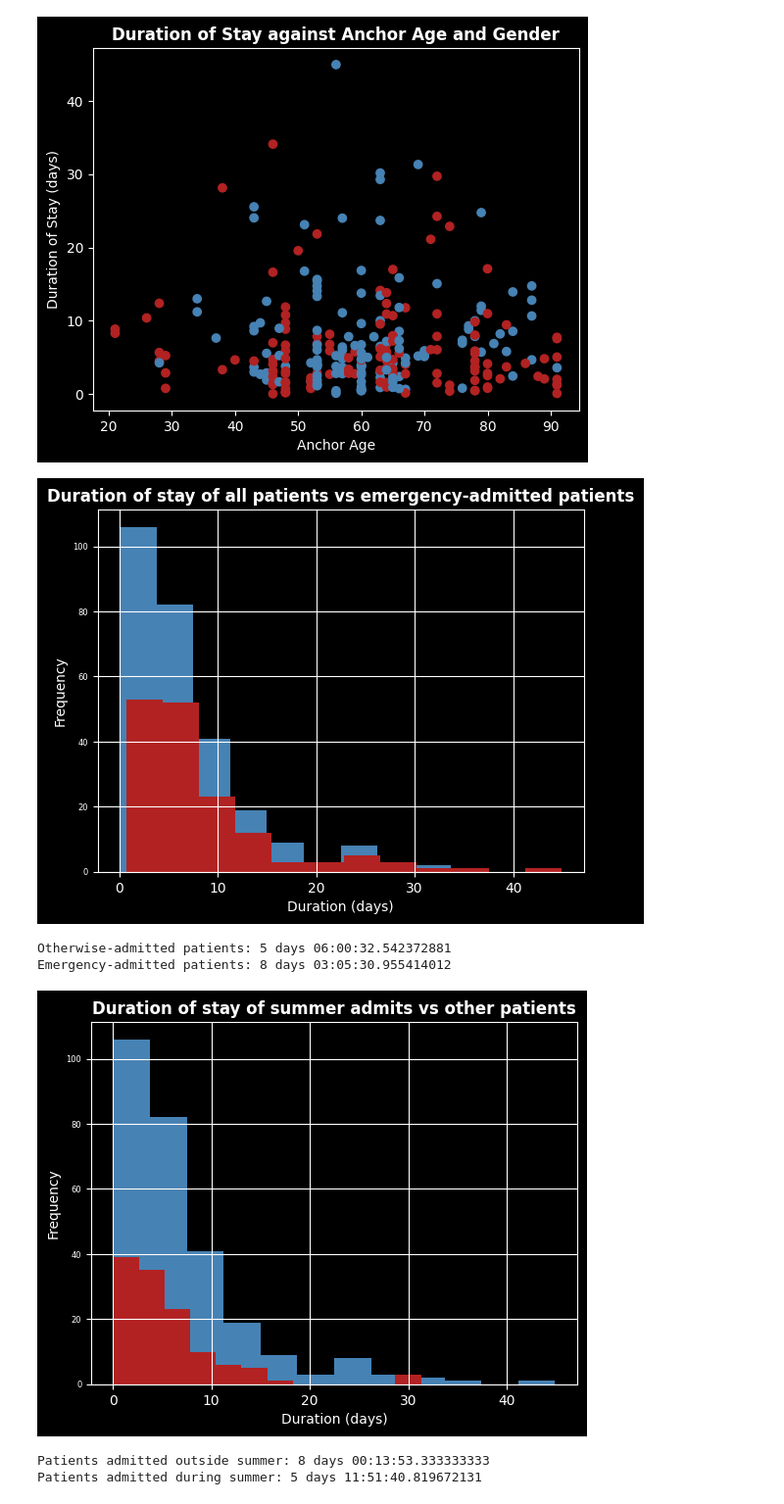
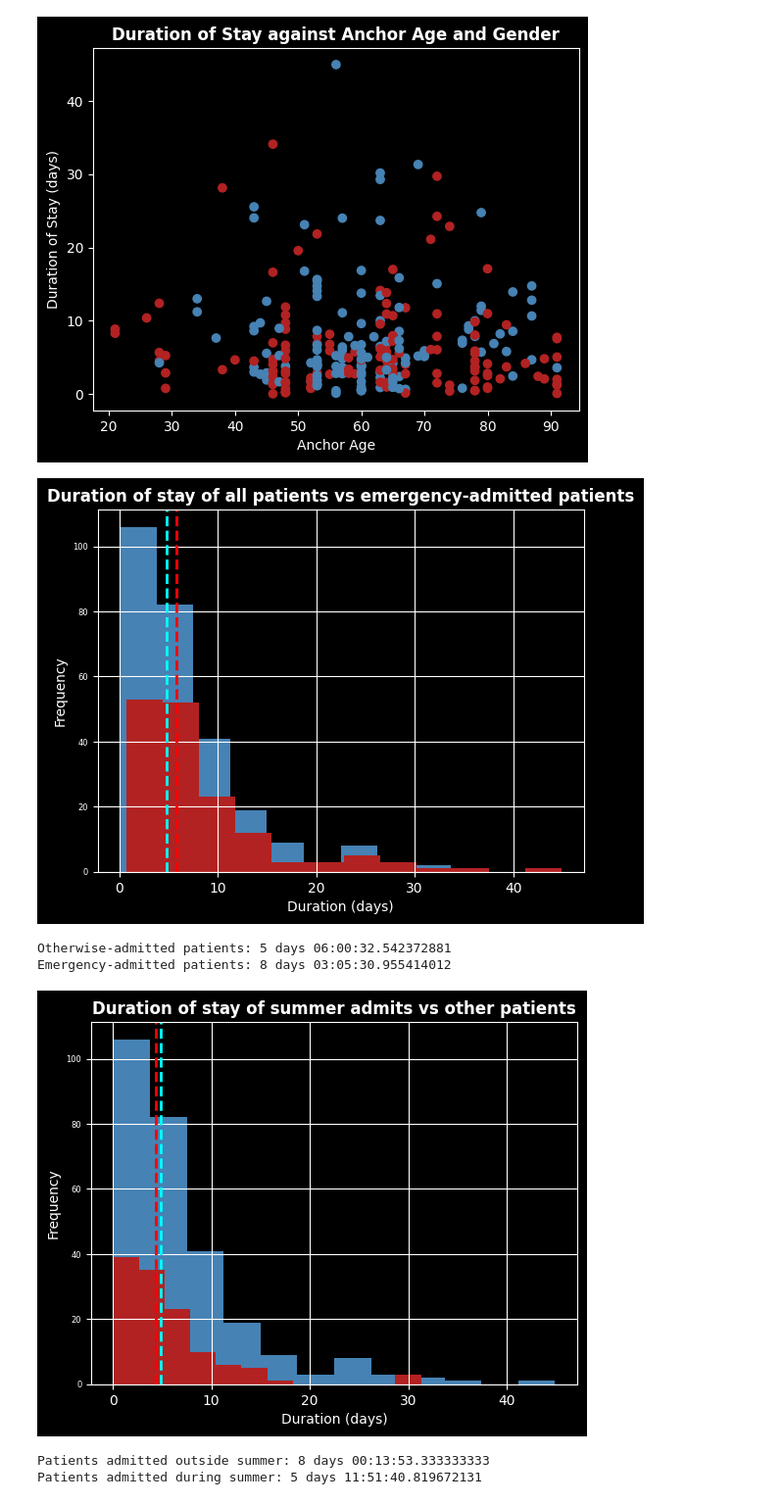
Before and after one commit to kkkarnav/MIMIC, a Jupyter notebook: 1_length_of_stay.ipynb, the cells around one changed output. Shown at 98% size. Cells and saved outputs as stored; diff of their text form; code cells hidden in the pictures.

```diff
--- a/1_duration_of_stay.ipynb
+++ b/1_length_of_stay.ipynb
@@ -26,7 +26,7 @@ df = df.sort_values(by=["admittime"]).reset_index(drop=True)
 df['admittime_wy'] = df['admittime'].apply(lambda x: pd.to_datetime(x).replace(year=2024))
 df['dischtime_wy'] = df['dischtime'].apply(lambda x: pd.to_datetime(x).replace(year=2024))
 df['dischtime_wy'] = df.apply(lambda row: pd.to_datetime(row['dischtime_wy']).replace(year=2025) if row['dischtime_wy'].month < row['admittime_wy'].month else row['dischtime_wy'], axis=1)
-df["duration_of_stay"] = pd.to_datetime(df["dischtime_wy"]) - pd.to_datetime(df["admittime_wy"])
+df["length_of_stay"] = pd.to_datetime(df["dischtime_wy"]) - pd.to_datetime(df["admittime_wy"])
 df.head()
 # %% [output]
 |  | subject_id | hadm_id | admittime | dischtime | deathtime | admission_type | admit_provider_id | ... |
@@ -184,35 +197,41 @@ plt.show()
 emergency_df = df[(df["admission_type"].str.contains("EMER")) | (df["admission_type"].str.contains("URGENT"))]
 main_df = df[~df.index.isin(emergency_df.index)]
 
-ax = (df["duration_of_stay"].dt.total_seconds() / 86400).hist(bins=12, xlabelsize=10, ylabelsize=6, color="steelblue")
-ax2 = (emergency_df["duration_of_stay"].dt.total_seconds() / 86400).hist(bins=12, xlabelsize=10, ylabelsize=6, color="firebrick")
+ax = (df["length_of_stay"].dt.total_seconds() / 86400).hist(bins=12, xlabelsize=10, ylabelsize=6, color="steelblue")
+plt.axvline((df["length_of_stay"].dt.total_seconds() / 86400).median(), color='aqua', linestyle='dashed', linewidth=2)
+ax2 = (emergency_df["length_of_stay"].dt.total_seconds() / 86400).hist(bins=12, xlabelsize=10, ylabelsize=6, color="firebrick")
+plt.axvline((emergency_df["length_of_stay"].dt.total_seconds() / 86400).median(), color='red', linestyle='dashed', linewidth=2)
+
 ax.set_title('Duration of stay of all patients vs emergency-admitted patients', weight='bold')
 ax.set_xlabel('Duration (days)')
 ax.set_ylabel('Frequency')
 plt.show()
 
-print(f"Otherwise-admitted patients: {main_df['duration_of_stay'].mean()}")
-print(f"Emergency-admitted patients: {emergency_df['duration_of_stay'].mean()}")
+print(f"Otherwise-admitted patients: {main_df['length_of_stay'].mean()}")
+print(f"Emergency-admitted patients: {emergency_df['length_of_stay'].mean()}")
 # %% [output]
-[figure, old version]
+[figure, new version]
 Otherwise-admitted patients: 5 days 06:00:32.542372881
 Emergency-admitted patients: 8 days 03:05:30.955414012
 # %%
 # There is seasonality to stay duration: patients admitted in the summer months are discharged much quicker
 summer_df = df[(df["admittime_wy"].dt.month >= 5) & (df['admittime_wy'].dt.month <= 9)]
 main_df = df[~df.index.isin(summer_df.index)]
 
-ax = (df["duration_of_stay"].dt.total_seconds() / 86400).hist(bins=12, xlabelsize=10, ylabelsize=6, color="steelblue")
-ax2 = (summer_df["duration_of_stay"].dt.total_seconds() / 86400).hist(bins=12, xlabelsize=10, ylabelsize=6, color="firebrick")
+ax = (df["length_of_stay"].dt.total_seconds() / 86400).hist(bins=12, xlabelsize=10, ylabelsize=6, color="steelblue")
+plt.axvline((df["length_of_stay"].dt.total_seconds() / 86400).median(), color='aqua', linestyle='dashed', linewidth=2)
+ax2 = (summer_df["length_of_stay"].dt.total_seconds() / 86400).hist(bins=12, xlabelsize=10, ylabelsize=6, color="firebrick")
+plt.axvline((summer_df["length_of_stay"].dt.total_seconds() / 86400).median(), color='red', linestyle='dashed', linewidth=2)
+
 ax.set_title('Duration of stay of summer admits vs other patients', weight='bold')
 ax.set_xlabel('Duration (days)')
 ax.set_ylabel('Frequency')
 plt.show()
 
-print(f"Patients admitted outside summer: {main_df['duration_of_stay'].mean()}")
-print(f"Patients admitted during summer: {summer_df['duration_of_stay'].mean()}")
+print(f"Patients admitted outside summer: {main_df['length_of_stay'].mean()}")
+print(f"Patients admitted during summer: {summer_df['length_of_stay'].mean()}")
 # %% [output]
-[figure, old version]
+[figure, new version]
 Patients admitted outside summer: 8 days 00:13:53.333333333
 Patients admitted during summer: 5 days 11:51:40.819672131
 # %%
```
Also changed, not shown: parts of 8 cells of this notebook.
